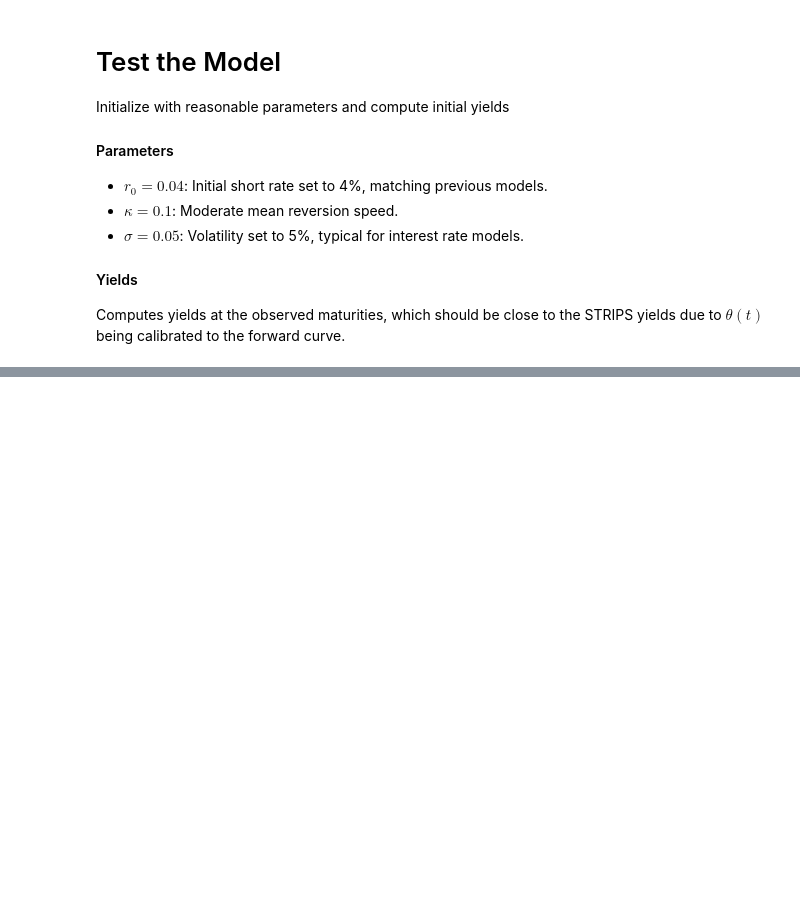
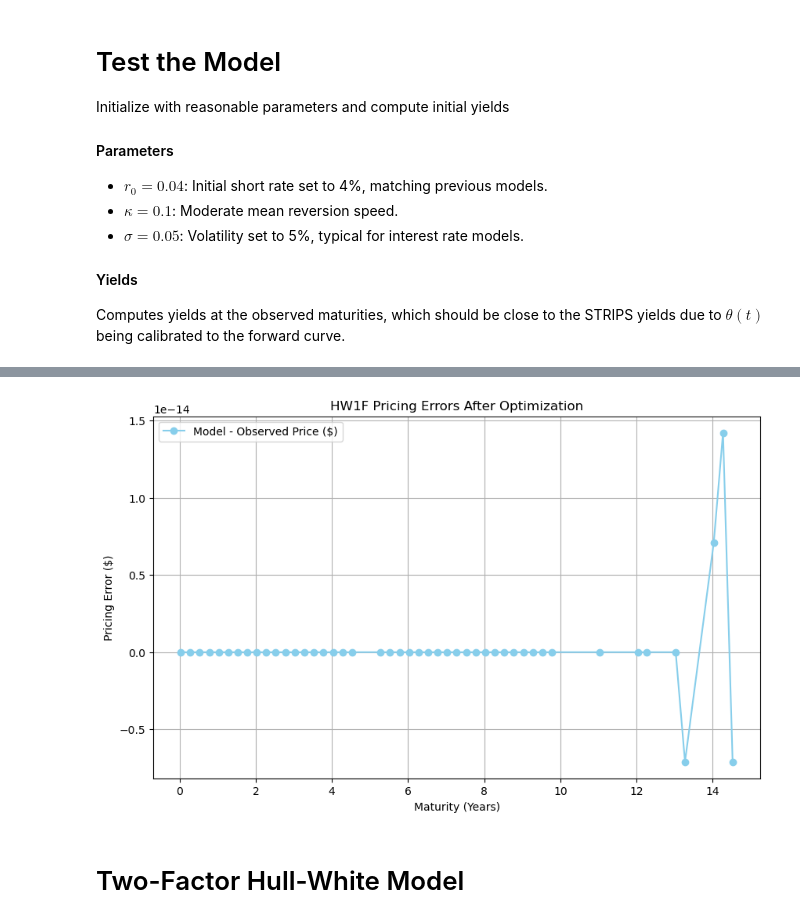
Before and after one commit to divija-rao/FixedIncome, a Jupyter notebook: Hull-White Model.ipynb, the cells around one changed output, grey strips where cells are left out. Saved outputs shown, nothing was run; the diff lists cells and outputs as text; code cells hidden in the pictures; blank space fills up the shorter version.

```diff
--- a/Hull-White Model.ipynb
+++ b/Hull-White Model.ipynb
@@ -326,0 +348,16 @@ print("Condition number:", cn)
+# %%
+# Plot Pricing Errors
+optimized_prices = np.array([hw1f.zero(0, tau) * face_value for tau in maturities])
+price_differences = optimized_prices - prices
+plt.figure(figsize=(10, 6))
+plt.plot(maturities, price_differences, 'o-', color='skyblue', label='Model - Observed Price ($)')
+plt.xlabel('Maturity (Years)')
+plt.ylabel('Pricing Error ($)')
+plt.title('HW1F Pricing Errors After Optimization')
+plt.legend()
+plt.grid(True)
+plt.show()
+# %% [output]
+[figure, added]
+# %% [markdown]
+# Two-Factor Hull-White Model
```
Also changed, not shown: parts of 21 cells of this notebook.
